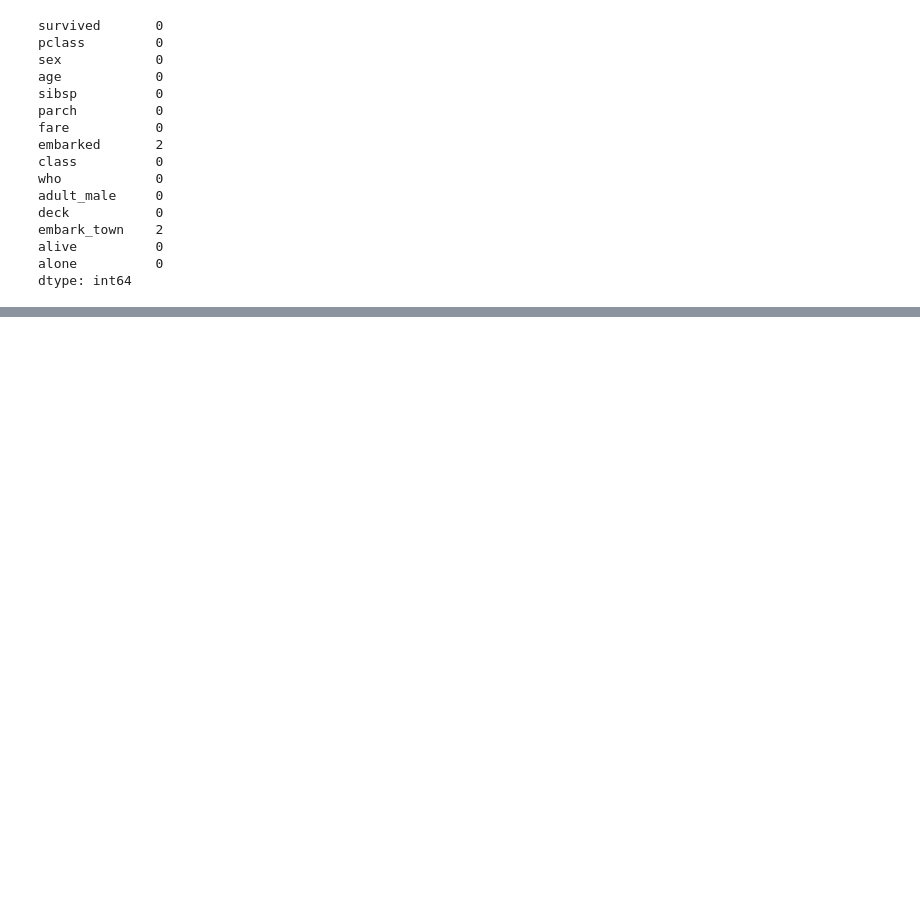
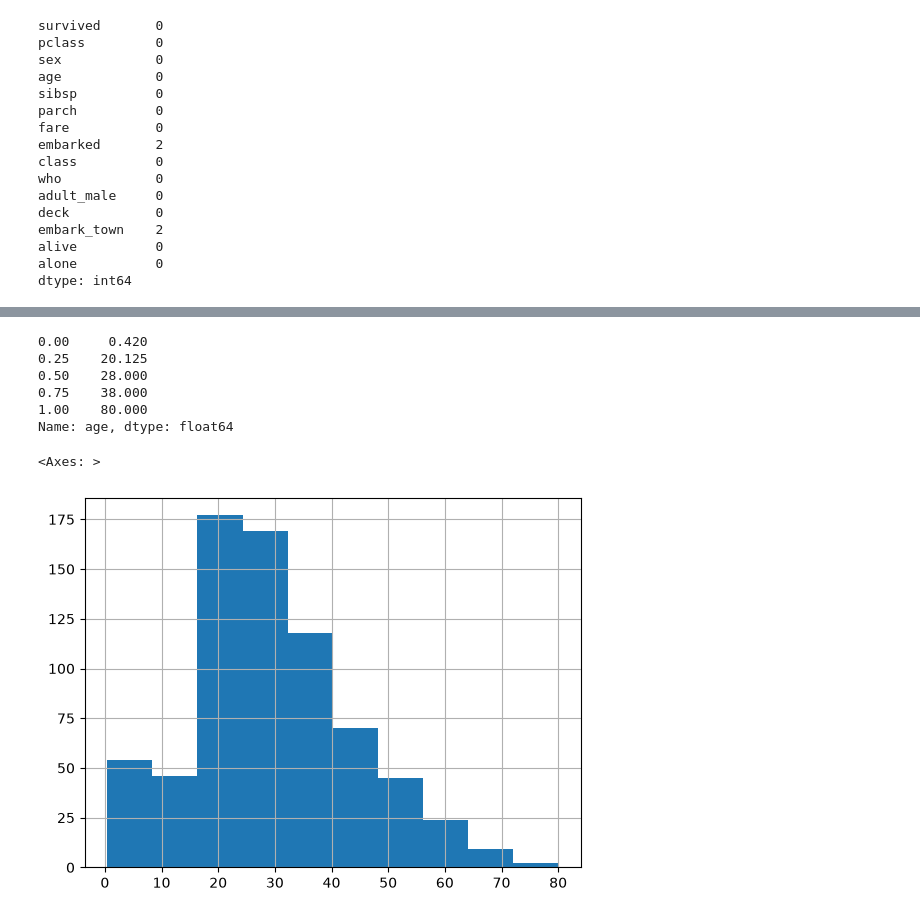
Before and after one commit to Kimchi-2025/big0611, a Jupyter notebook: py/p02_데이터분석및시각화/ch02_pandas/ex02_생성및삭제.ipynb, the cells around one changed output, grey strips where cells are left out. Drawn from its saved outputs; the diff is of its cells as text; code cells hidden in the pictures; blank space fills up the shorter version.

```diff
--- a/py/p02_데이터분석및시각화/ch02_pandas/ex02_생성및삭제.ipynb
+++ b/py/p02_데이터분석및시각화/ch02_pandas/ex02_생성및삭제.ipynb
@@ -1716,0 +1846,14 @@ dtype: int64
+# %%
+df['age'].quantile([0, 0.25, 0.5, 0.75, 1])
+# %% [output]
+0.00     0.420
+0.25    20.125
+0.50    28.000
+0.75    38.000
+1.00    80.000
+Name: age, dtype: float64
+# %%
+df['age'].hist()
+# %% [output]
+<Axes: >
+[figure, added]
```
Also changed, not shown: parts of 116 cells of this notebook.
